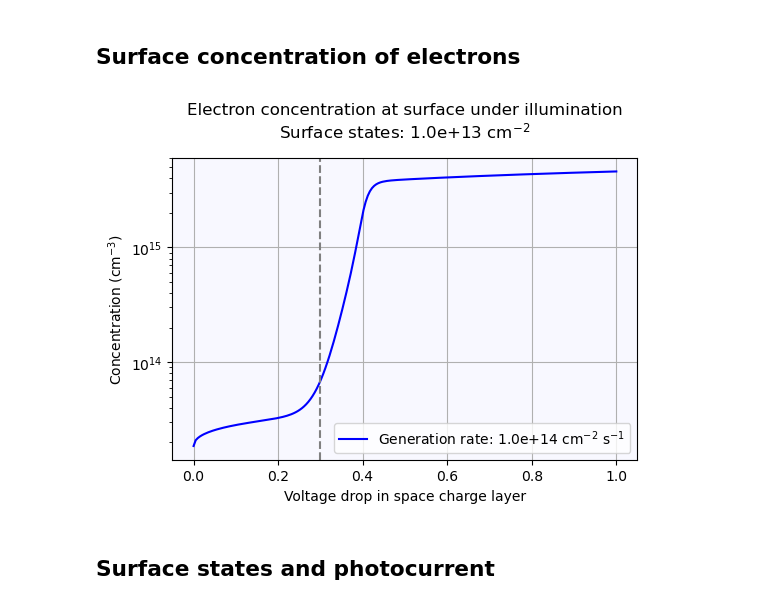
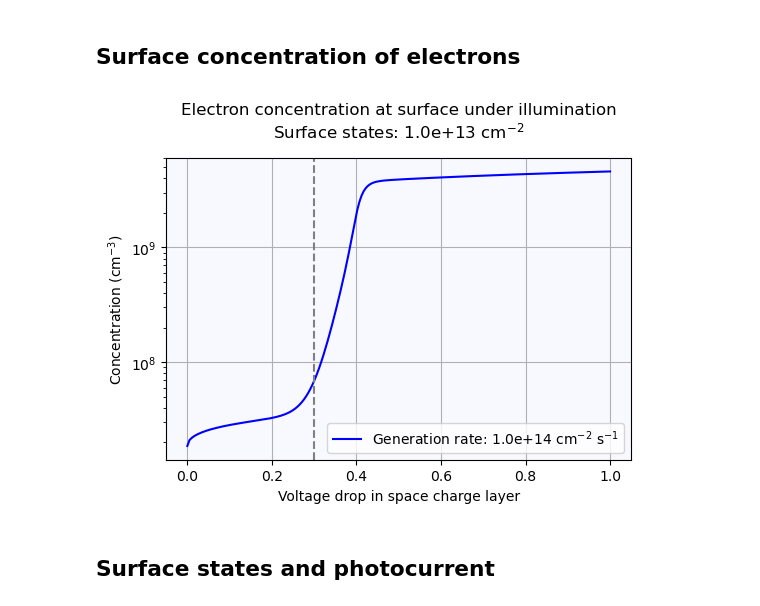
Before and after one commit to joelager/Semiconductor-photoelectrochemistry, a Jupyter notebook: Peter PEC models 1984/Peter PEC model Part I.ipynb, the cells around one changed output. Saved outputs shown, nothing was run; the diff lists cells and outputs as text; code cells hidden in the pictures.

Commit message:
Add files via upload
Corrected units in one of the plots in Part I.
Uploaded Part III

```diff
--- a/Peter PEC models 1984/Peter PEC model Part I.ipynb
+++ b/Peter PEC models 1984/Peter PEC model Part I.ipynb
@@ -429,21 +429,21 @@ Surface state is half occupied when the bands are bent down s.t. EF reaches it
 # %%
 plt.figure(dpi=100)
 plt.title('Electron concentration at surface under illumination\n'
           f'Surface states: {surf1.Ns/(cm**-2):.1e} cm$^{{-2}}$',
          y=1.04)
-plt.semilogy(Δϕ_plot, [model.ncSteadyState(Δϕ, mat=mat1, surf=surf1, illum=illum1) for Δϕ in Δϕ_plot],
+plt.semilogy(Δϕ_plot, [model.ncSteadyState(Δϕ, mat=mat1, surf=surf1, illum=illum1)/cm**-3 for Δϕ in Δϕ_plot],
             'b', label=f'Generation rate: {illum1.I0/(cm**-2*sec**-1):.1e} cm$^{{-2}}$ s$^{{-1}}$')
 plt.xlabel('Voltage drop in space charge layer')
 plt.ylabel('Concentration (cm$^{{-3}}$)')
 
 plt.legend()
 plt.grid()
 plt.axvline(0.3, color='grey', linestyle='--')
 plt.gca().set_facecolor('ghostwhite')
 
 plt.show()
 # %% [output]
-[figure, old version]
+[figure, new version]
 # %% [markdown]
 ## Surface states and photocurrent
 # %%
```
Also changed, not shown: 1 other file.
